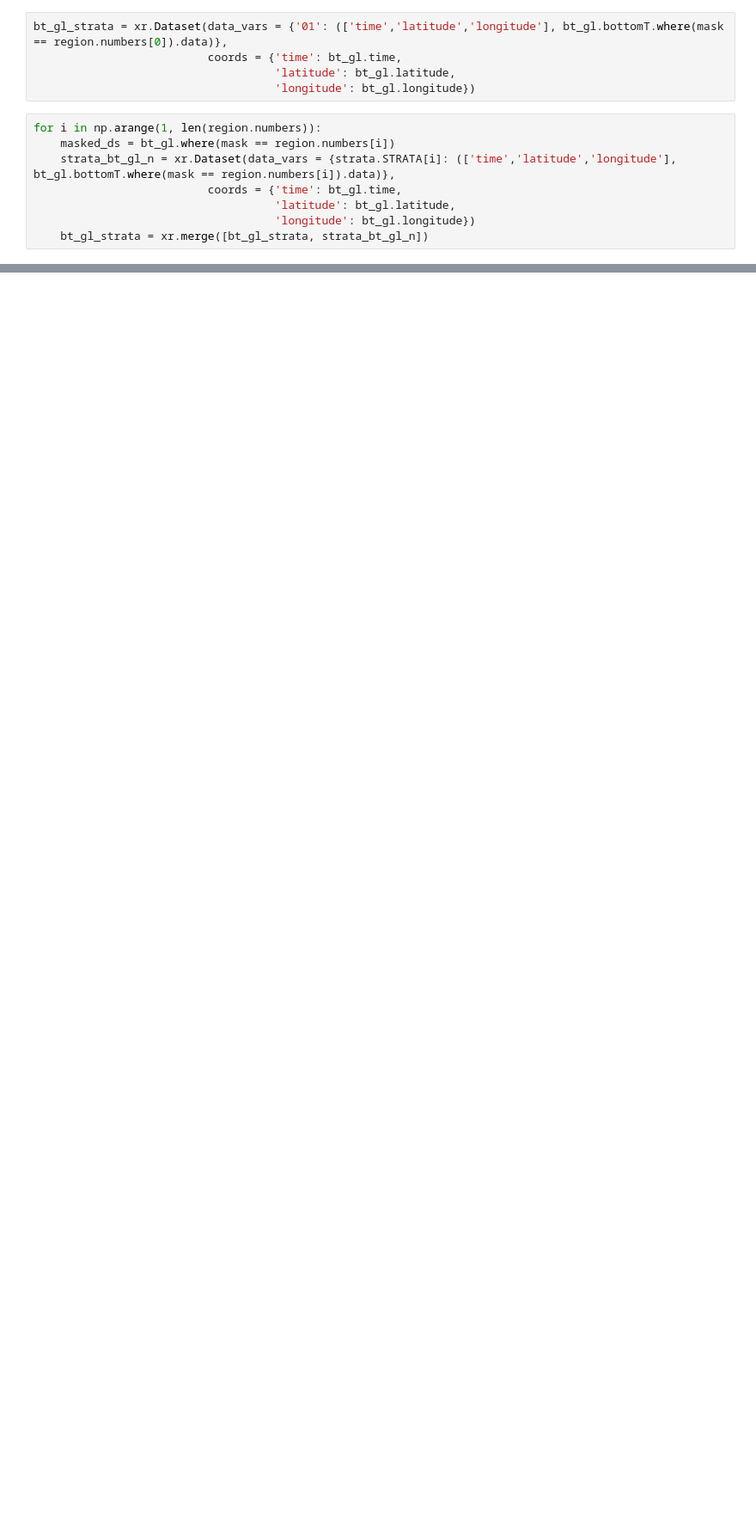
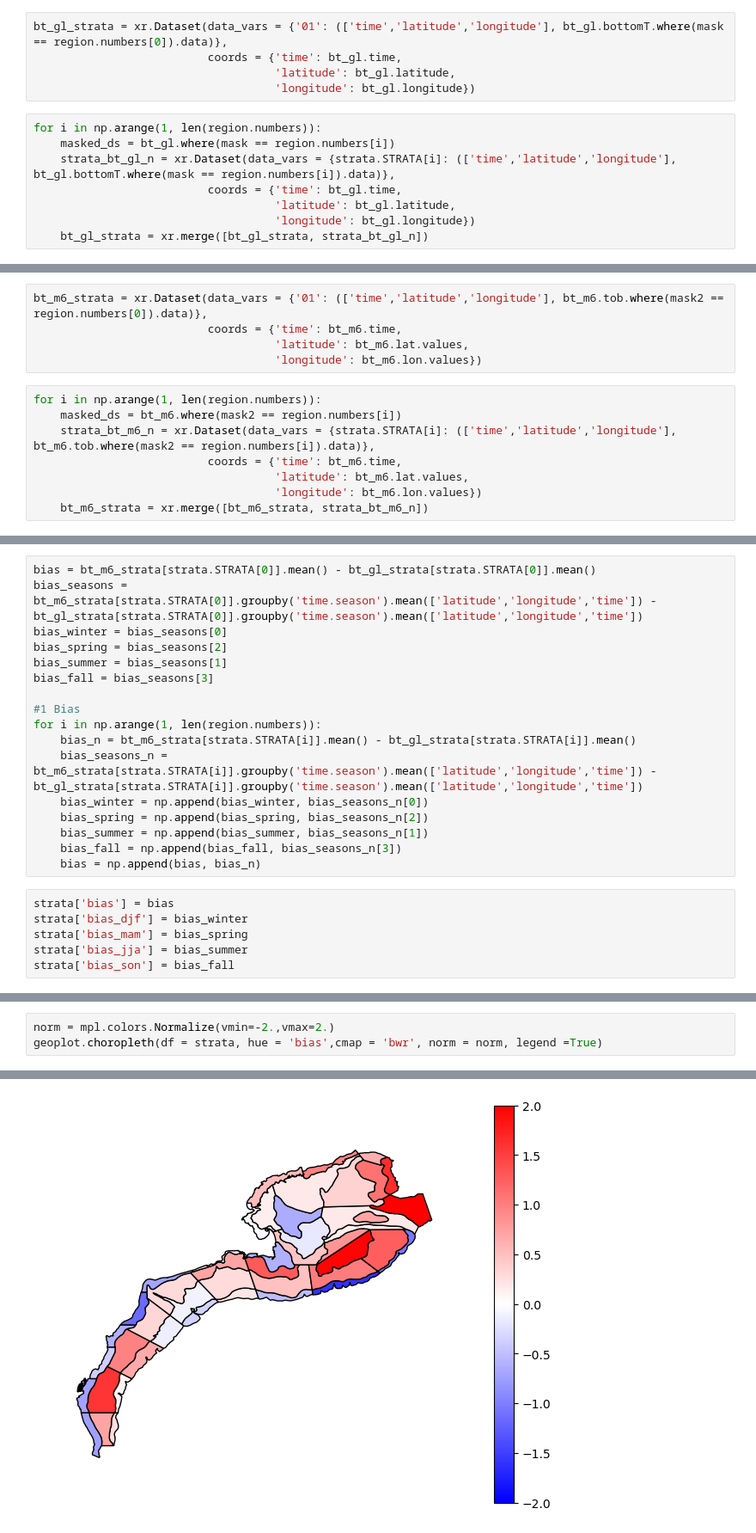
Before and after one commit to LGruenburg/MOM6_Validation, a Jupyter notebook: Mom6_glorys_bt_ecomon.ipynb, the cells around one changed output, grey strips where cells are left out. Shown: that part at 86% size. Drawn from its saved outputs; the diff is of its cells as text; blank space fills up the shorter version.

Commit message:
bias for ecomon strata

```diff
--- a/Mom6_glorys_bt_ecomon.ipynb
+++ b/Mom6_glorys_bt_ecomon.ipynb
@@ -71,0 +61,13 @@ Data variables: (12/47)
+# %%
+bt_m6_strata = xr.Dataset(data_vars = {'01': (['time','latitude','longitude'], bt_m6.tob.where(mask2 == region.numbers[0]).data)},
+                          coords = {'time': bt_m6.time,
+                                    'latitude': bt_m6.lat.values,
+                                    'longitude': bt_m6.lon.values})
+# %%
+for i in np.arange(1, len(region.numbers)):
+    masked_ds = bt_m6.where(mask2 == region.numbers[i])
+    strata_bt_m6_n = xr.Dataset(data_vars = {strata.STRATA[i]: (['time','latitude','longitude'], bt_m6.tob.where(mask2 == region.numbers[i]).data)},
+                          coords = {'time': bt_m6.time,
+                                    'latitude': bt_m6.lat.values,
+                                    'longitude': bt_m6.lon.values})
+    bt_m6_strata = xr.merge([bt_m6_strata, strata_bt_m6_n])
@@ -71,0 +88,23 @@ Data variables: (12/47)
+# %%
+bias = bt_m6_strata[strata.STRATA[0]].mean() - bt_gl_strata[strata.STRATA[0]].mean()
+bias_seasons = bt_m6_strata[strata.STRATA[0]].groupby('time.season').mean(['latitude','longitude','time']) - bt_gl_strata[strata.STRATA[0]].groupby('time.season').mean(['latitude','longitude','time'])
+bias_winter = bias_seasons[0]
+bias_spring = bias_seasons[2]
+bias_summer = bias_seasons[1]
+bias_fall = bias_seasons[3]
+
+#1 Bias
+for i in np.arange(1, len(region.numbers)):
+    bias_n = bt_m6_strata[strata.STRATA[i]].mean() - bt_gl_strata[strata.STRATA[i]].mean()
+    bias_seasons_n = bt_m6_strata[strata.STRATA[i]].groupby('time.season').mean(['latitude','longitude','time']) - bt_gl_strata[strata.STRATA[i]].groupby('time.season').mean(['latitude','longitude','time'])
+    bias_winter = np.append(bias_winter, bias_seasons_n[0])
+    bias_spring = np.append(bias_spring, bias_seasons_n[2])
+    bias_summer = np.append(bias_summer, bias_seasons_n[1])
+    bias_fall = np.append(bias_fall, bias_seasons_n[3])
+    bias = np.append(bias, bias_n)
+# %%
+strata['bias'] = bias
+strata['bias_djf'] = bias_winter
+strata['bias_mam'] = bias_spring
+strata['bias_jja'] = bias_summer
+strata['bias_son'] = bias_fall
@@ -71,0 +131,4 @@ Data variables: (12/47)
+# %%
+norm = mpl.colors.Normalize(vmin=-2.,vmax=2.)
+geoplot.choropleth(df = strata, hue = 'bias',cmap = 'bwr', norm = norm, legend =True)
+# %% [output]
@@ -71,0 +136 @@ Data variables: (12/47)
+[figure, added]
```
Also changed, not shown: parts of 16 cells of this notebook, 1 other file.
